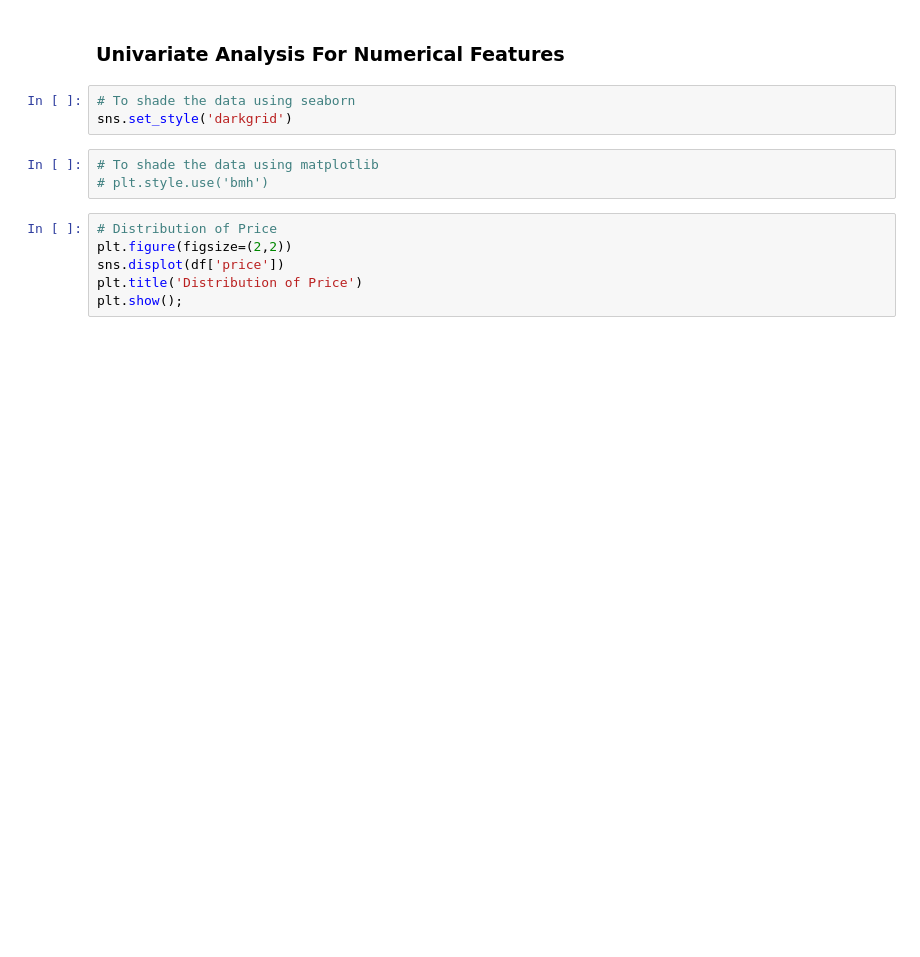
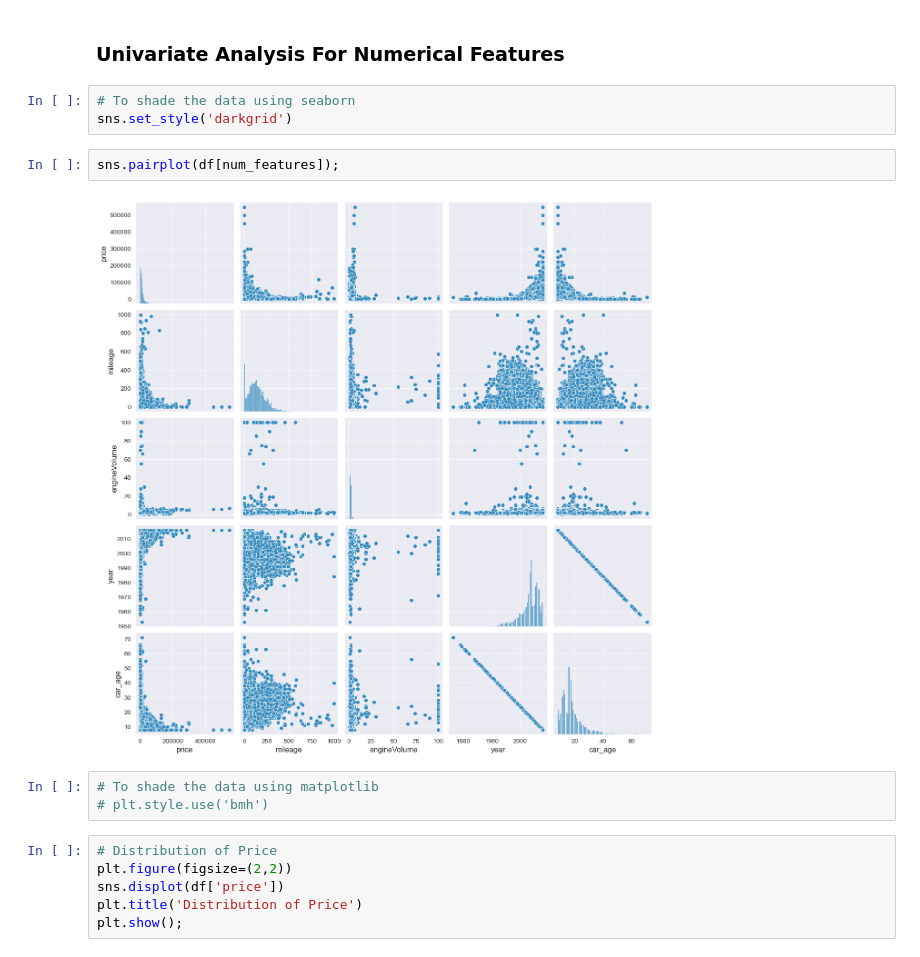
Before and after one commit to chemutai254/ML_Projects, a Jupyter notebook: EDA/SoranAutomobiles.ipynb, the cells around one changed output. Cells and saved outputs as stored; diff of their text form; blank space fills up the shorter version.

Commit message:
Pairplot

```diff
--- a/EDA/SoranAutomobiles.ipynb
+++ b/EDA/SoranAutomobiles.ipynb
@@ -369,6 +369,10 @@ num_features
 # %%
 # To shade the data using seaborn
 sns.set_style('darkgrid')
+# %%
+sns.pairplot(df[num_features]);
+# %% [output]
+[figure, added]
 # %%
 # To shade the data using matplotlib
 # plt.style.use('bmh')
```
Also changed, not shown: parts of 4 cells of this notebook.
